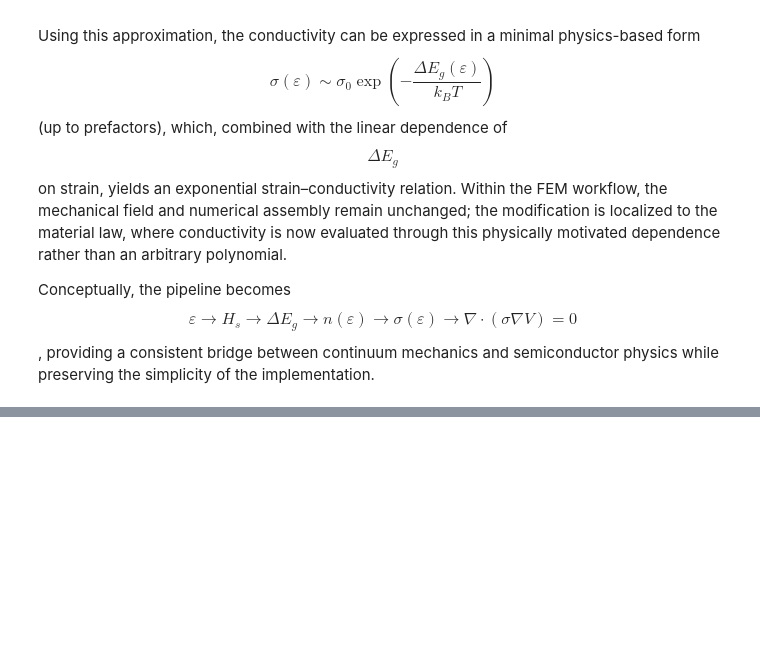
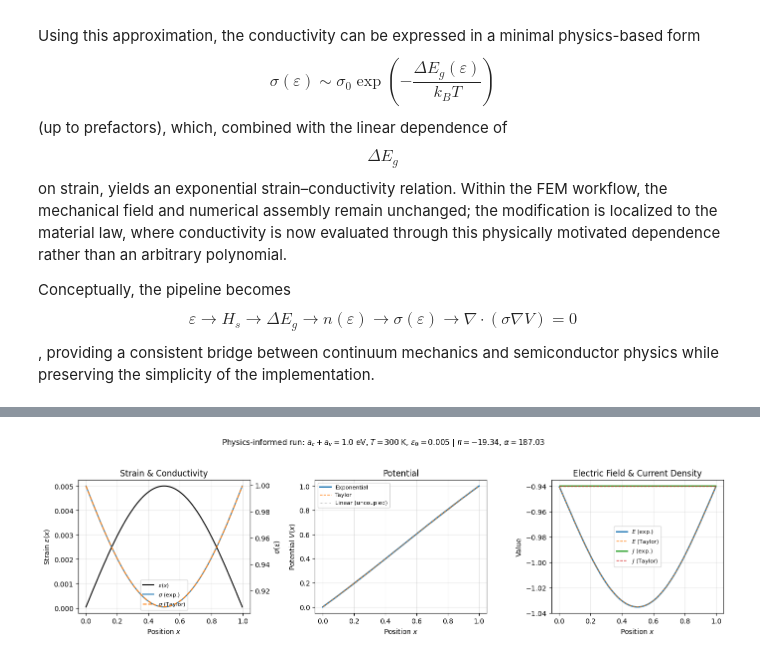
Before and after one commit to ShahYusufSafi/Piezoresistivity-simulations, a Jupyter notebook: ParametricSolution/FEM.ipynb, the cells around one changed output, grey strips where cells are left out. Saved outputs shown, nothing was run; the diff lists cells and outputs as text; code cells hidden in the pictures; blank space fills up the shorter version.

```diff
--- a/ParametricSolution/FEM.ipynb
+++ b/ParametricSolution/FEM.ipynb
@@ -345,0 +481,38 @@ Conceptually, the pipeline becomes $$\varepsilon \rightarrow H_s \rightarrow \De
+# %%
+# Figure 2: FEM result for the moderate case (a_c+a_v = 1 eV)
+r = cases[1]
+fig, axs = plt.subplots(1, 3, figsize=(14, 4.2))
+
+axs[0].plot(r['x_elem'], r['eps'], color="k", label=r"$\varepsilon(x)$")
+ax2 = axs[0].twinx()
+ax2.plot(r['x_elem'], r['sigma_exp'], color="tab:blue", label=r"$\sigma$ (exp.)")
+ax2.plot(r['x_elem'], r['sigma_tay'], color="tab:orange", ls="--", label=r"$\sigma$ (Taylor)")
+axs[0].set_xlabel("Position $x$"); axs[0].set_ylabel(r"Strain $\varepsilon(x)$")
+ax2.set_ylabel(r"$\sigma(\varepsilon)$"); axs[0].set_title("Strain & Conductivity")
+axs[0].grid(True, alpha=0.3)
+h1, l1 = axs[0].get_legend_handles_labels()
+h2, l2 = ax2.get_legend_handles_labels()
+axs[0].legend(h1+h2, l1+l2, loc="lower center", fontsize=8)
+
+axs[1].plot(r['x_node'], r['V_exp'], color="tab:blue", lw=2, label="Exponential")
+axs[1].plot(r['x_node'], r['V_tay'], color="tab:orange", lw=1, ls="--", label="Taylor")
+axs[1].plot(r['x_node'], r['x_node'], color="gray", lw=0.7, ls=":", label="Linear (uncoupled)")
+axs[1].set_xlabel("Position $x$"); axs[1].set_ylabel("Potential $V(x)$")
+axs[1].set_title("Potential"); axs[1].grid(True, alpha=0.3); axs[1].legend(fontsize=8)
+
+axs[2].plot(r['x_elem'], r['E_exp'], color="tab:blue", lw=2, label="$E$ (exp.)")
+axs[2].plot(r['x_elem'], r['E_tay'], color="tab:orange", lw=1, ls="--", label="$E$ (Taylor)")
+axs[2].plot(r['x_elem'], r['J_exp'], color="tab:green", lw=2, label="$J$ (exp.)")
+axs[2].plot(r['x_elem'], r['J_tay'], color="tab:red", lw=1, ls="--", label="$J$ (Taylor)")
+axs[2].set_xlabel("Position $x$"); axs[2].set_ylabel("Value")
+axs[2].set_title("Electric Field & Current Density")
+axs[2].grid(True, alpha=0.3); axs[2].legend(fontsize=8)
+
+fig.suptitle(rf"Physics-informed run: $a_c+a_v={r['a_sum_eV']}$ eV, "
+             rf"$T={r['T']:.0f}$ K, $\varepsilon_0={r['eps0']}$ | "
+             rf"$\pi={r['pi']:.2f}$, $\alpha={r['alpha']:.2f}$", fontsize=11)
+fig.tight_layout(rect=[0, 0, 1, 0.95])
+fig.savefig("../paper/Images/fig_FEM_moderate.png", dpi=200, bbox_inches="tight")
+plt.show()
+# %% [output]
+[figure, added]
```
Also changed, not shown: parts of 6 cells of this notebook, 4 other files.
